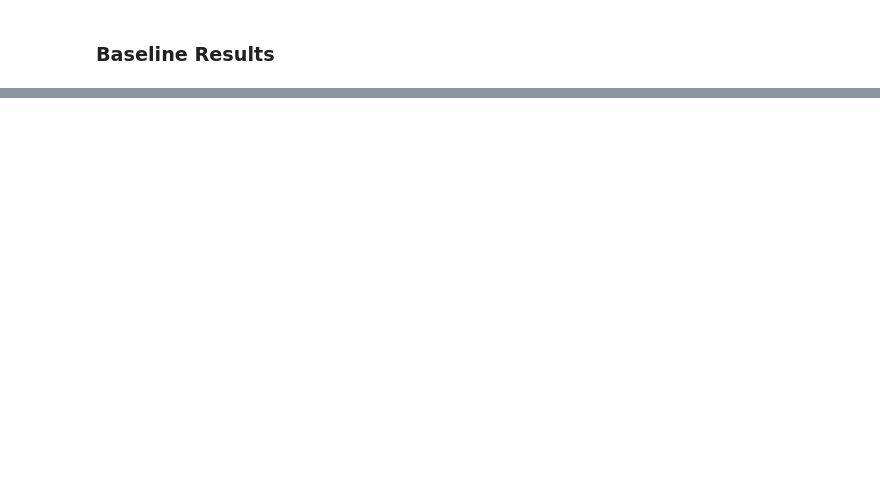
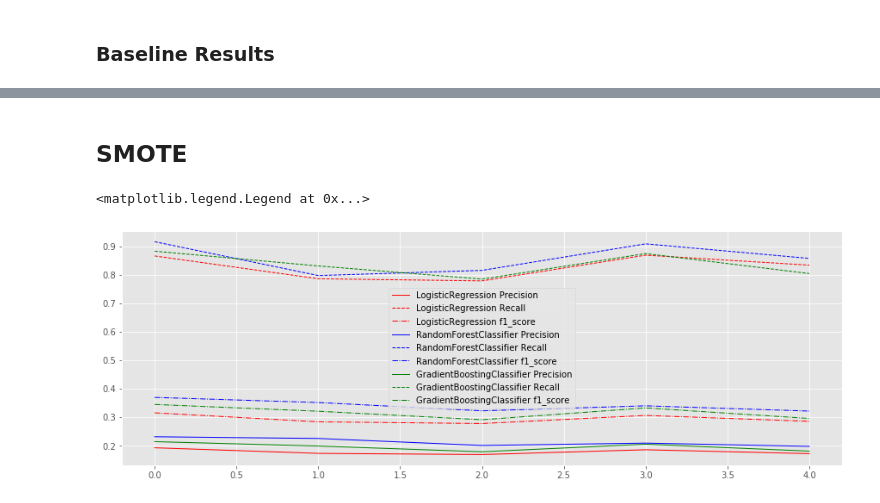
Before and after one commit to shwetasharmaeco/job_fraud_prediction, a Jupyter notebook: job_frauds.ipynb, the cells around one changed output, grey strips where cells are left out. Drawn from its saved outputs; the diff is of its cells as text; code cells hidden in the pictures; blank space fills up the shorter version.

```diff
--- a/job_frauds.ipynb
+++ b/job_frauds.ipynb
@@ -201,0 +247,11 @@ F1 score: 0.000
+# %% [markdown]
+## SMOTE
+# %%
+fig, ax = plt.subplots(figsize=(15, 5))
+estimators = [LogisticRegression(), RandomForestClassifier(), GradientBoostingClassifier()]
+sampling_methods=["None", "undersampling", "oversampling", "smote"]
+run_model(estimators, X.values, y, names=[m.__class__.__name__ for m in estimators], ax=ax, sampling_method='undersampling' )
+ax.legend()
+# %% [output]
+<matplotlib.legend.Legend at 0x...>
+[figure, added]
```
Also changed, not shown: parts of 36 cells of this notebook, 7 other files.
